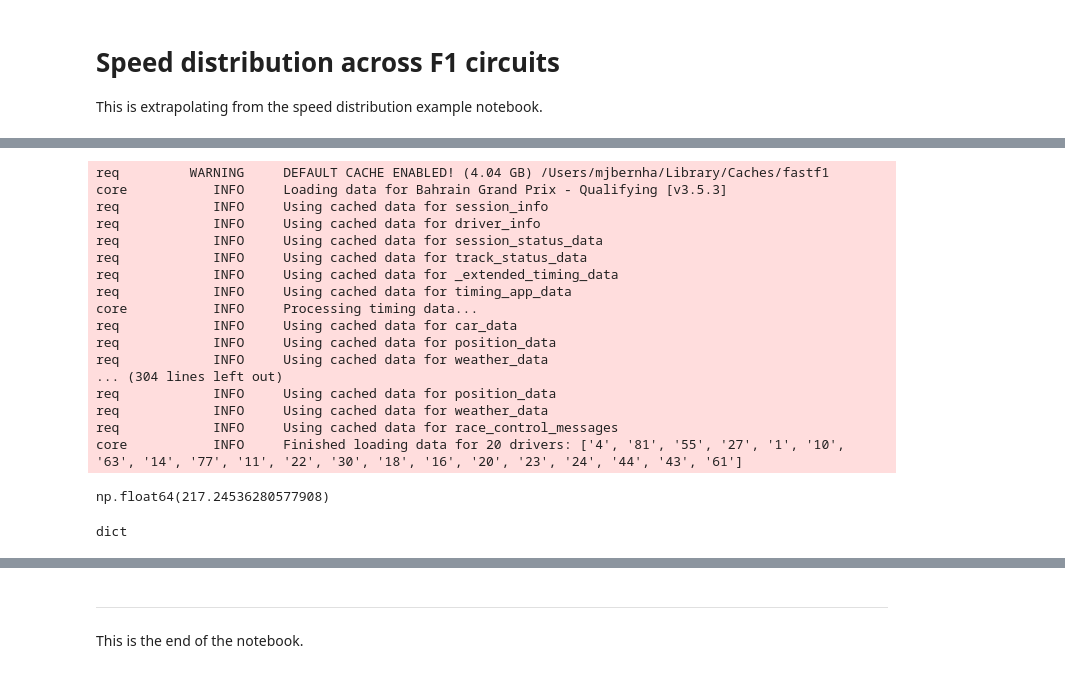
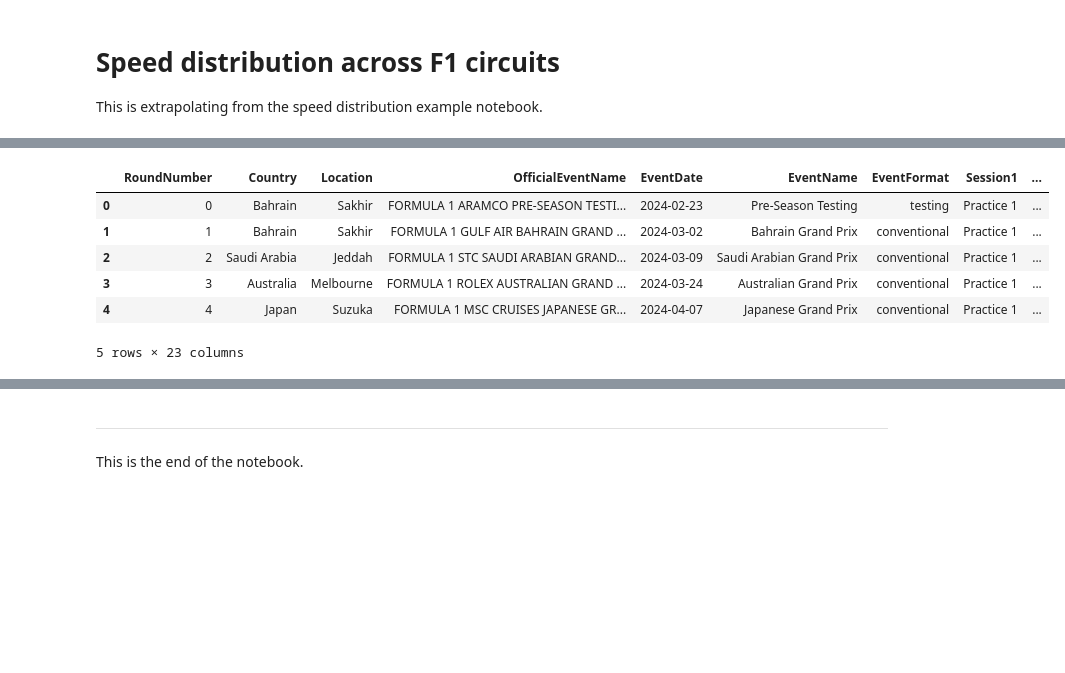
Before and after one commit to matt-bernhardt/f1-notebooks, a Jupyter notebook: notebooks/tracks/speed-distribution.ipynb, the cells around one changed output, grey strips where cells are left out. Drawn from its saved outputs; the diff is of its cells as text; code cells hidden in the pictures; blank space fills up the shorter version.

```diff
--- a/notebooks/tracks/speed-distribution.ipynb
+++ b/notebooks/tracks/speed-distribution.ipynb
@@ -21,63 +35,10 @@ colormap = mpl.cm.plasma
-# %%
-# Load session data
-def fastest_quali_lap(race, driver):
-  session = ff1.get_session(year, race, ses)
-  weekend = session.event
-  session.load()
-  lap = session.laps.pick_driver(driver).pick_fastest()
-
-  return lap.telemetry['Speed']
-
-season = {}
-
-season['Bahrain'] = fastest_quali_lap('Bahrain', 'VER')
-season['Saudi Arabia'] = fastest_quali_lap('Saudi Arabia', 'VER')
-season['Australia'] = fastest_quali_lap('Australia', 'VER')
-season['Japan'] = fastest_quali_lap('Japan', 'VER')
-season['China'] = fastest_quali_lap('China', 'VER')
-season['Miami'] = fastest_quali_lap('Miami', 'VER')
-season['Imola'] = fastest_quali_lap('Imola', 'VER')
-season['Monaco'] = fastest_quali_lap('Monaco', 'LEC')
-season['Canada'] = fastest_quali_lap('Canada', 'RUS')
-season['Barcelona'] = fastest_quali_lap('Barcelona', 'NOR')
-season['Austria'] = fastest_quali_lap('Austria', 'VER')
-season['Great Britain'] = fastest_quali_lap('Silverstone', 'RUS')
-season['Hungary'] = fastest_quali_lap('Hungary', 'NOR')
-season['Belgium'] = fastest_quali_lap('Belgium', 'VER')
-season['Netherlands'] = fastest_quali_lap('Netherlands', 'NOR')
-season['Italy'] = fastest_quali_lap('Italy', 'NOR')
-season['Azerbaijan'] = fastest_quali_lap('Azerbaijan', 'LEC')
-season['Singapore'] = fastest_quali_lap('Singapore', 'NOR')
-season['United States'] = fastest_quali_lap('United States', 'NOR')
-season['Mexico'] = fastest_quali_lap('Mexico', 'SAI')
-season['Brazil'] = fastest_quali_lap('Brazil', 'NOR')
-season['Las Vegas'] = fastest_quali_lap('Las Vegas', 'RUS')
-season['Qatar'] = fastest_quali_lap('Qatar', 'VER')
-season['Abu Dhabi'] = fastest_quali_lap('Abu Dhabi', 'NOR')
-# %% [output]
-req         WARNING     DEFAULT CACHE ENABLED! (4.04 GB) /Users/mjbernha/Library/Caches/fastf1
-core           INFO     Loading data for Bahrain Grand Prix - Qualifying [v3.5.3]
-req            INFO     Using cached data for session_info
-req            INFO     Using cached data for driver_info
-req            INFO     Using cached data for session_status_data
-req            INFO     Using cached data for track_status_data
-req            INFO     Using cached data for _extended_timing_data
-req            INFO     Using cached data for timing_app_data
-core           INFO     Processing timing data...
-req            INFO     Using cached data for car_data
-req            INFO     Using cached data for position_data
-req            INFO     Using cached data for weather_data
-... (304 lines left out)
-req            INFO     Using cached data for position_data
-req            INFO     Using cached data for weather_data
-req            INFO     Using cached data for race_control_messages
-core           INFO     Finished loading data for 20 drivers: ['4', '81', '55', '27', '1', '10', '63', '14', '77', '11', '22', '30', '18', '16', '20', '23', '24', '44', '43', '61']
-# %%
-# sorted(season, key=np.mean(season))
-np.mean(season['Bahrain'])
-# %% [output]
-np.float64(217.24536280577908)
-# %%
-type(season)
-# %% [output]
-dict
+# %%
+schedule.head()
+# %% [output]
+|  | RoundNumber | Country | Location | OfficialEventName | EventDate | EventName | EventFormat | Session1 | ... |
+| 0 | 0 | Bahrain | Sakhir | FORMULA 1 ARAMCO PRE-SEASON TESTI... | 2024-02-23 | Pre-Season Testing | testing | Practice 1 | ... |
+| 1 | 1 | Bahrain | Sakhir | FORMULA 1 GULF AIR BAHRAIN GRAND ... | 2024-03-02 | Bahrain Grand Prix | conventional | Practice 1 | ... |
+| 2 | 2 | Saudi Arabia | Jeddah | FORMULA 1 STC SAUDI ARABIAN GRAND... | 2024-03-09 | Saudi Arabian Grand Prix | conventional | Practice 1 | ... |
+| 3 | 3 | Australia | Melbourne | FORMULA 1 ROLEX AUSTRALIAN GRAND ... | 2024-03-24 | Australian Grand Prix | conventional | Practice 1 | ... |
+| 4 | 4 | Japan | Suzuka | FORMULA 1 MSC CRUISES JAPANESE GR... | 2024-04-07 | Japanese Grand Prix | conventional | Practice 1 | ... |
+5 rows × 23 columns
```
Also changed, not shown: parts of 7 cells of this notebook, 2 other files.
